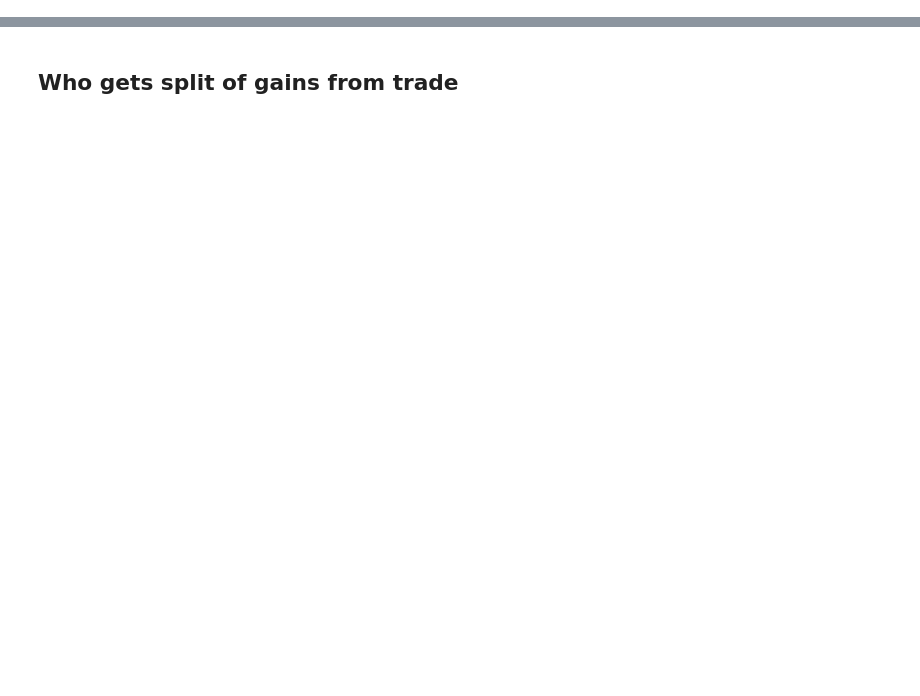
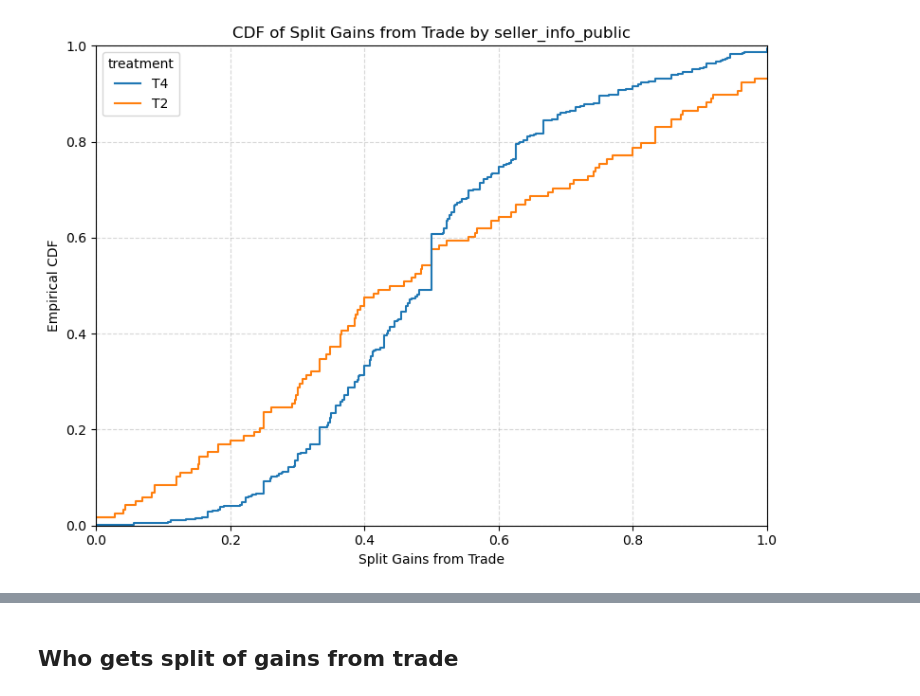
Before and after one commit to NicolasRoever/bargaining_experiment_analysis, a Jupyter notebook: src/bargaining_analysis/main_results/sandbox.ipynb, the cells around one changed output, grey strips where cells are left out. Saved outputs shown, nothing was run; the diff lists cells and outputs as text; code cells hidden in the pictures; blank space fills up the shorter version.

```diff
--- a/src/bargaining_analysis/main_results/sandbox.ipynb
+++ b/src/bargaining_analysis/main_results/sandbox.ipynb
@@ -40,0 +233,24 @@ df = pd.read_csv("/Users/nicolasroever/Dropbox/Promotion/Bargaining/bargaining_e
+# %%
+# restrict to Sellers in treatments T2 & T4
+df_plot = df[
+    (df["participant_role"] == "Seller") & (df['treatment'].isin([ 'T2', 'T4']))
+].copy()
+
+plt.figure(figsize=(8, 6))
+ax = sns.ecdfplot(
+    data=df_plot,
+    x='split_gains_from_trade',
+    hue='treatment',      # raw True/False values     # optional: fixes order
+    stat='proportion'
+)
+
+ax.set_xlim(0, 1)
+
+ax.set_xlabel('Split Gains from Trade')
+ax.set_ylabel('Empirical CDF')
+ax.set_title('CDF of Split Gains from Trade by seller_info_public')
+ax.grid(True, linestyle='--', alpha=0.5)
+plt.tight_layout()
+plt.show()
+# %% [output]
+[figure, added]
```
Also changed, not shown: parts of 23 cells of this notebook, 18 other files.
